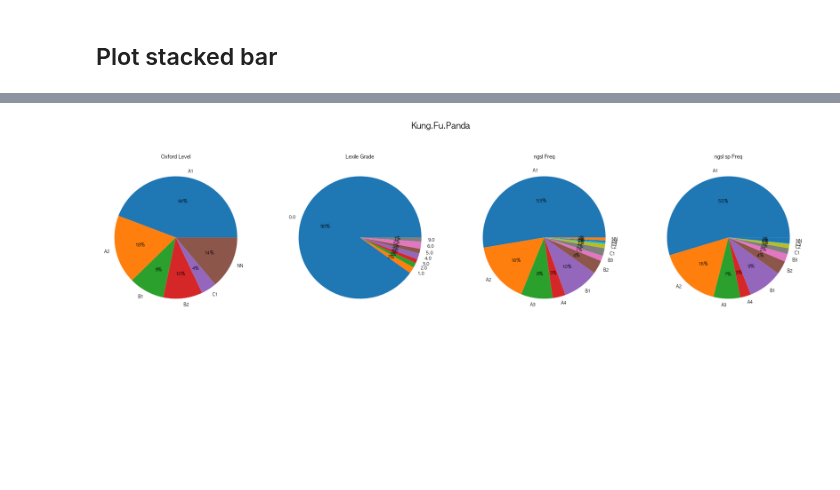
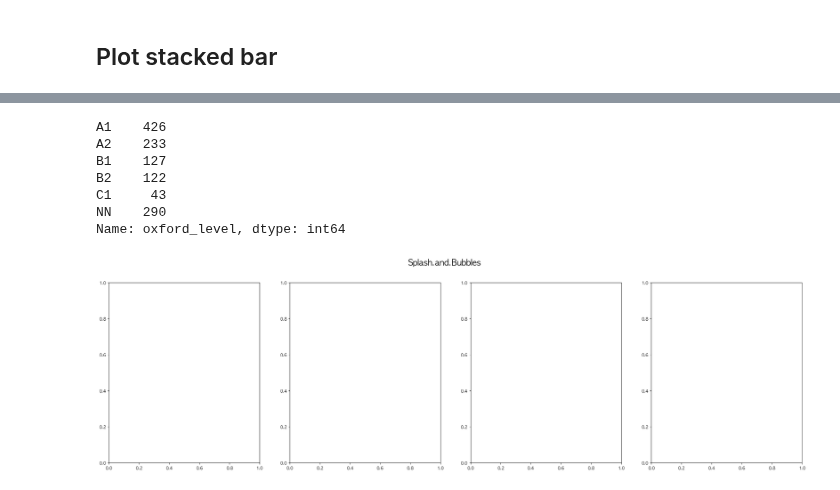
Before and after one commit to yuliepie/netflixschool, a Jupyter notebook: data_preprocessing/ipynb/analysis/analyze_movie_levels.ipynb, the cells around one changed output, grey strips where cells are left out. Cells and saved outputs as stored; diff of their text form; code cells hidden in the pictures; blank space fills up the shorter version.

Commit message:
analyse word levels

```diff
--- a/data_preprocessing/ipynb/analysis/analyze_movie_levels.ipynb
+++ b/data_preprocessing/ipynb/analysis/analyze_movie_levels.ipynb
@@ -16,7 +15,7 @@ import os
 path = '../../script'
 
 # 다큐멘터리(0), 드라마(1), 영화(2) 선택
-category = 2
+category = 1
 if category == 0:
     path = path + '/Documentary'
 elif category == 1:
@@ -58,7 +57,7 @@ for index, title in enumerate(file_list):
 ### 작품 선택하기
 # %%
 # 바로 위 코드에서 file_list를 참고하여 작품 선택
-title = file_list[18]
+title = file_list[17]
 
 file_name = 'unique_words_' + title + '.WEBRip.Netflix.en[cc]'
 print(f'{path}/{title}/{file_name}')
@@ -97,7 +96,7 @@ None
 # 단어 리스트 불러오기
 pd.options.display.float_format = '{:.0f}'.format
 
-word_db_df = pd.read_csv("../../words/final_datasets/words_df_final_naver_proper_noun.csv")
+word_db_df = pd.read_csv("../../words/final_datasets/words_levels_df.csv")
 word_db_df
 word_db_df.set_index('Word', inplace=True)
 
@@ -110,6 +109,7 @@ for index, row in existing_lemmas.iterrows():
     lemmas_dict[lemma] = str(index)
 
 def convertToHeadForm(word):
+  word = str(word)
   head = lemmas_dict.get(word)
   # If a lemma word, change to head word in word list
   if head:
@@ -367,22 +474,33 @@ plt.legend(bbox_to_anchor=(1.1, 1))
 # %%
 fig, axes = plt.subplots(1, 4, figsize=(30, 8), facecolor='white')
 fig.suptitle(title, fontsize=20)
 result = counts_df_headed_joined['oxford_level'].value_counts().sort_index()
-axes[0].pie(result, labels=result.index, autopct = "%1.0f%%")
-axes[0].set_title('Oxford Level')
+result
+# wedges, texts, autotexts = axes[0].pie(result, labels=result.index, autopct = "%1.0f%%")
+# axes[0].set_title('Oxford Level')
+# axes[0].legend(wedges, autotexts)
 
-result = counts_df_headed_joined['lexile_grade'].value_counts().sort_index()
-axes[1].pie(result, labels=result.index,  autopct = "%1.0f%%")
-axes[1].set_title('Lexile Grade')
+# result = counts_df_headed_joined['lexile_grade'].value_counts().sort_index()
+# axes[1].pie(wedges, result,  autopct = "%1.0f%%")
+# axes[1].set_title('Lexile Grade')
+# axes[1].legend(loc='upper right')
 
-result = counts_df_headed_joined['ngsl_freq'].value_counts().sort_index()
-axes[2].pie(result, labels=result.index,  autopct = "%1.0f%%")
-axes[2].set_title('ngsl Freq')
 
-result = counts_df_headed_joined['ngsl_sp_freq'].value_counts().sort_index()
-axes[3].pie(result, labels=result.index,  autopct = "%1.0f%%")
-axes[3].set_title('ngsl sp Freq')
+# result = counts_df_headed_joined['ngsl_freq'].value_counts().sort_index()
+# axes[2].pie(result, labels=result.index,  autopct = "%1.0f%%")
+# axes[2].set_title('ngsl Freq')
 
-plt.show()
+# result = counts_df_headed_joined['ngsl_sp_freq'].value_counts().sort_index()
+# axes[3].pie(result, labels=result.index,  autopct = "%1.0f%%")
+# axes[3].set_title('ngsl sp Freq')
+
+# plt.show()
 # %% [output]
+A1    426
+A2    233
+B1    127
+B2    122
+C1     43
+NN    290
+Name: oxford_level, dtype: int64
-[figure, old version]
+[figure, new version]
```
Also changed, not shown: parts of 21 cells of this notebook, 2 other files.
